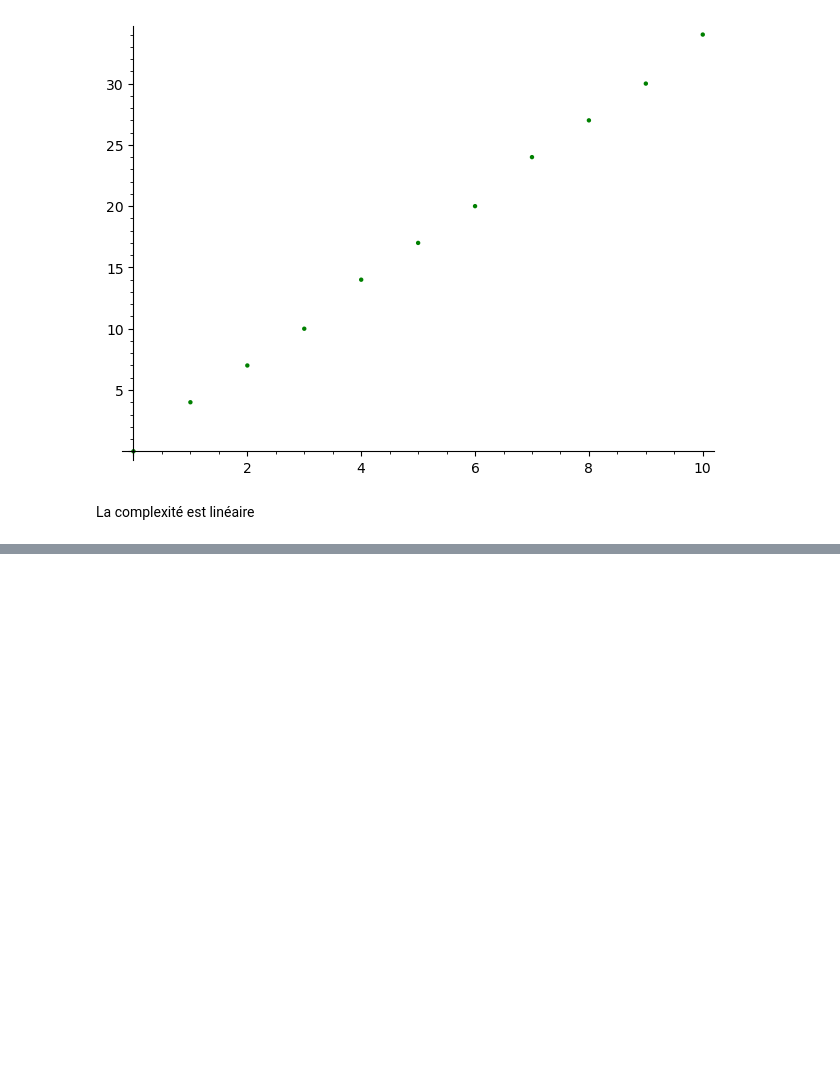
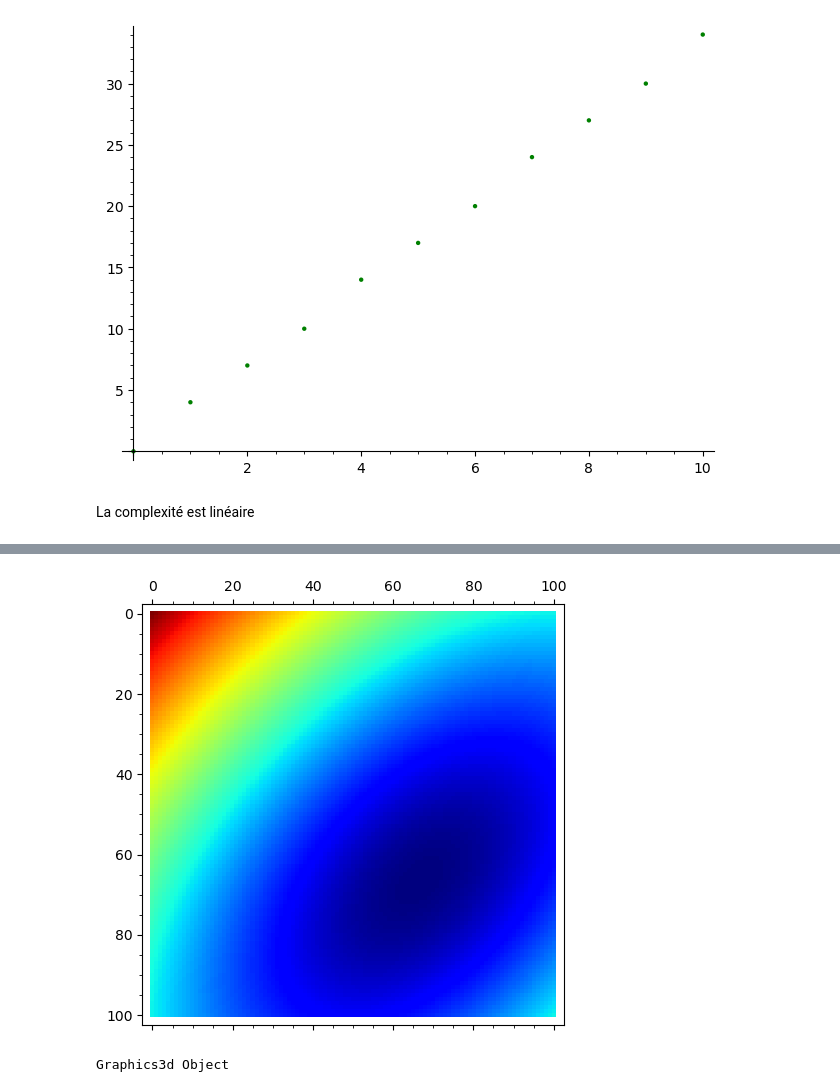
Before and after one commit to ArtemisWl/ENSIIE-FISA, a Jupyter notebook: Arte/S1/UE Math/Modelisation mathématique/TP/TD1.ipynb, the cells around one changed output, grey strips where cells are left out. Cells and saved outputs as stored; diff of their text form; code cells hidden in the pictures; blank space fills up the shorter version.

```diff
--- a/Arte/S1/UE Math/Modelisation mathématique/TP/TD1.ipynb
+++ b/Arte/S1/UE Math/Modelisation mathématique/TP/TD1.ipynb
@@ -66,0 +85,12 @@ La complexité est linéaire
+# %%
+def compute_matrix(n):
+    mat = []
+    for i in range(n+1):
+        mat.append([])
+        for j in range(n+1):
+            mat[i].append(norm2(i/n, j/n))
+    return matrix(mat)
+# %%
+compute_matrix(100).plot(cmap='jet')
+# %% [output]
+[figure, added]
@@ -66,0 +99,5 @@ La complexité est linéaire
+# %%
+x,y=var('x,y')
+plot3d(norm1(x,y), (x,0,1),(y,0,1))
+# %% [output]
+Graphics3d Object
```
Also changed, not shown: parts of 11 cells of this notebook, 1 other file.
